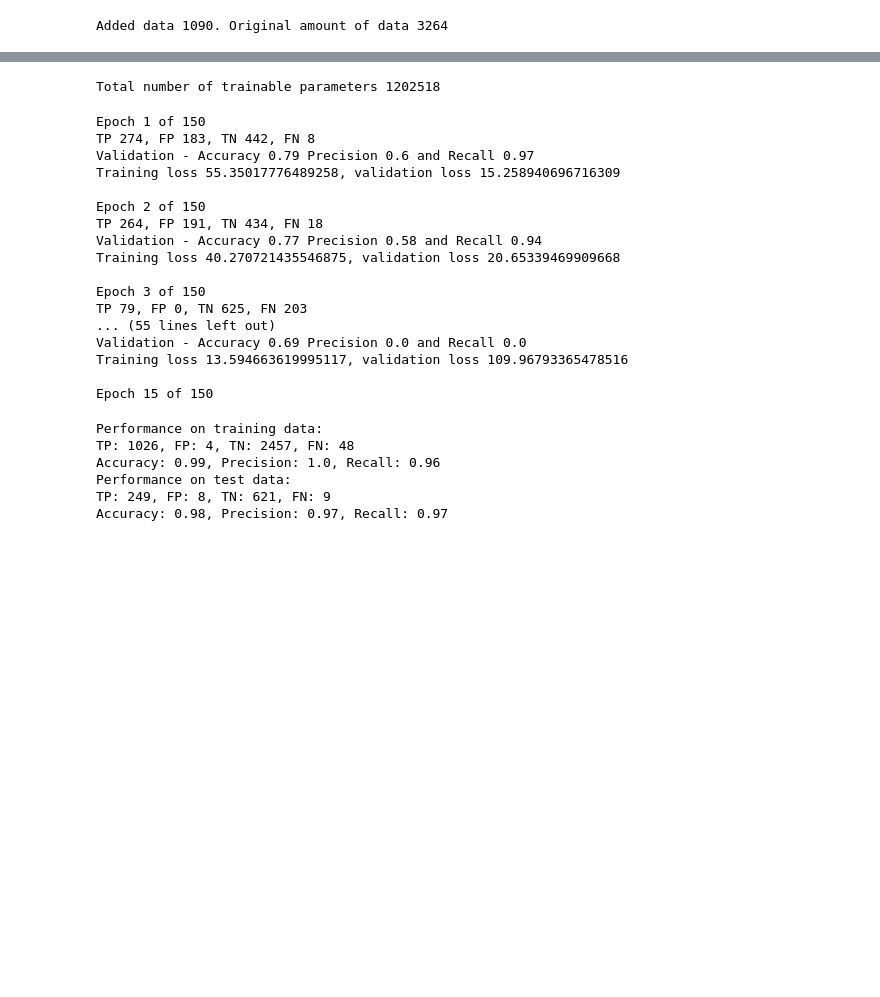
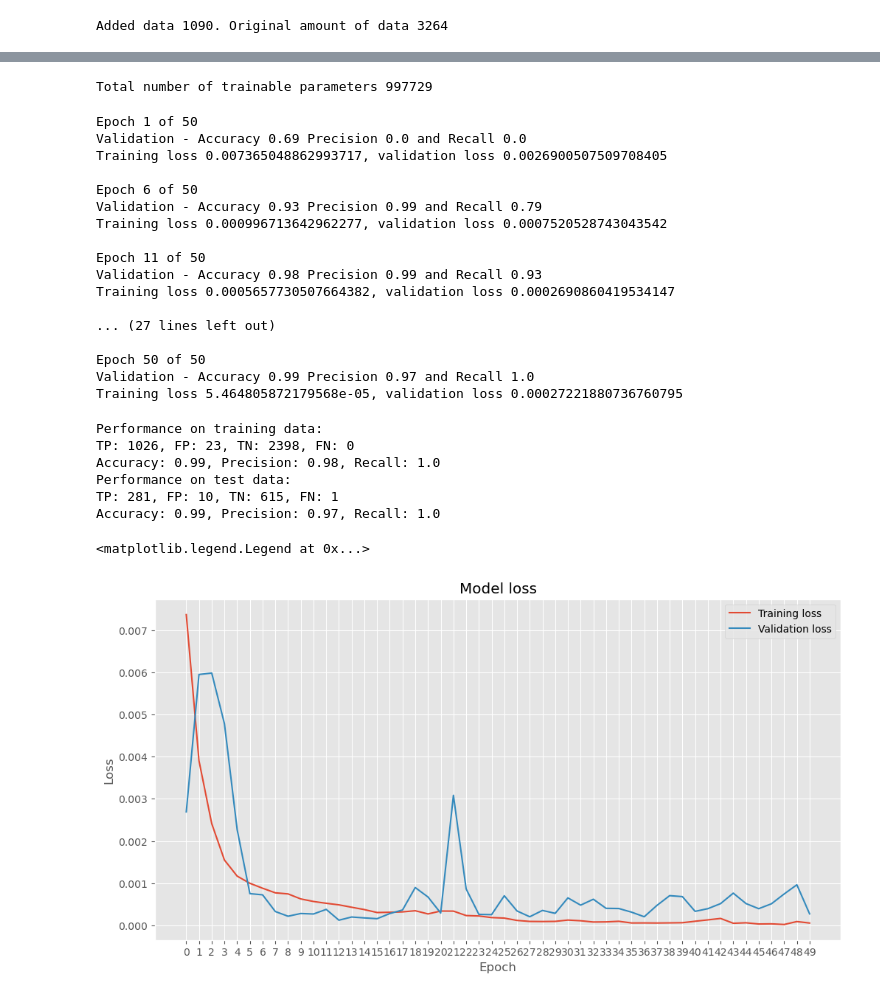
Before and after one commit to Skuvrik/Masterthesis, a Jupyter notebook: find_MCA.ipynb, the cells around one changed output, grey strips where cells are left out. Cells and saved outputs as stored; diff of their text form; code cells hidden in the pictures; blank space fills up the shorter version.

```diff
--- a/find_MCA.ipynb
+++ b/find_MCA.ipynb
@@ -76,7 +83,8 @@ Number of true labels in training: 1026 of 3447 (29.799999999999997%). True labe
 # %%
 from utils.datahandling_utils import SliceIntensityDataset
-train_dataset, test_dataset = SliceIntensityDataset(train_images, train_labels), SliceIntensityDataset(test_images, test_labels)
+train_dataset, val_dataset, test_dataset = SliceIntensityDataset(train_images, train_labels, normalize=True, crop=0.7),SliceIntensityDataset(val_images, val_labels, normalize=True, crop=0.7), SliceIntensityDataset(test_images, test_labels, normalize=True, crop=0.7)
 # %%
 from torch.utils.data import DataLoader
 train_loader = DataLoader(train_dataset, batch_size=BATCH_SIZE, shuffle=True)
+val_loader = DataLoader(val_dataset, batch_size=BATCH_SIZE, shuffle=True)
 test_loader = DataLoader(test_dataset, batch_size=BATCH_SIZE, shuffle=True)
@@ -83,6 +93,7 @@ test_loader = DataLoader(test_dataset, batch_size=BATCH_SIZE, shuffle=True)
 # %%
-model = DenseNet3(132, num_classes=1, dropRate=0.4)
+from models.dense_net_torch import DenseNet
+model = DenseNet(growth_rate=12, num_init_features = 24, bn_size = 4, drop_rate=0.4, num_classes=1)
 print(f"Total number of trainable parameters {sum(p.numel() for p in model.parameters() if p.requires_grad)}")
 # %% [output]
-Total number of trainable parameters 1202518
+Total number of trainable parameters 997729
 # %%
@@ -92,37 +103,37 @@ import torch
 # model = model.to(device)
 # model.eval()
 # %%
-losses = train_and_eval(model, test_loader, train_loader, EPOCHS, device, apr=True)
+losses = train_and_eval(model, train_loader, val_loader, EPOCHS, device, apr=True)
 # %% [output]
-Epoch 1 of 150
-TP 274, FP 183, TN 442, FN 8
-Validation - Accuracy 0.79 Precision 0.6 and Recall 0.97
-Training loss 55.35017776489258, validation loss 15.258940696716309
+Epoch 1 of 50
+Validation - Accuracy 0.69 Precision 0.0 and Recall 0.0
+Training loss 0.007365048862993717, validation loss 0.0026900507509708405
 
-Epoch 2 of 150
-TP 264, FP 191, TN 434, FN 18
-Validation - Accuracy 0.77 Precision 0.58 and Recall 0.94
-Training loss 40.270721435546875, validation loss 20.65339469909668
+Epoch 6 of 50
+Validation - Accuracy 0.93 Precision 0.99 and Recall 0.79
+Training loss 0.000996713642962277, validation loss 0.0007520528743043542
 
-Epoch 3 of 150
-TP 79, FP 0, TN 625, FN 203
-... (55 lines left out)
-Validation - Accuracy 0.69 Precision 0.0 and Recall 0.0
-Training loss 13.594663619995117, validation loss 109.96793365478516
+Epoch 11 of 50
+Validation - Accuracy 0.98 Precision 0.99 and Recall 0.93
+Training loss 0.0005657730507664382, validation loss 0.0002690860419534147
 
-Epoch 15 of 150
+... (27 lines left out)
+
+Epoch 50 of 50
+Validation - Accuracy 0.99 Precision 0.97 and Recall 1.0
+Training loss 5.464805872179568e-05, validation loss 0.00027221880736760795
 # %%
 from utils.model_utils import get_model_performance_metrics
 print("Performance on training data:")
-train_sorted = get_model_performance_metrics(model, train_images, train_labels, device, True)
-print("Performance on test data:")
-val_sorted = get_model_performance_metrics(model, test_images, test_labels, device, True)
+train_sorted = get_model_performance_metrics(model, train_images, train_labels, device, True, 0.7)
+print("Performance on validation data:")
+val_sorted = get_model_performance_metrics(model, val_images, val_labels, device, True, 0.7)
 # %% [output]
 Performance on training data:
-TP: 1026, FP: 4, TN: 2457, FN: 48
-Accuracy: 0.99, Precision: 1.0, Recall: 0.96
+TP: 1026, FP: 23, TN: 2398, FN: 0
+Accuracy: 0.99, Precision: 0.98, Recall: 1.0
 Performance on test data:
-TP: 249, FP: 8, TN: 621, FN: 9
-Accuracy: 0.98, Precision: 0.97, Recall: 0.97
+TP: 281, FP: 10, TN: 615, FN: 1
+Accuracy: 0.99, Precision: 0.97, Recall: 1.0
 # %%
 # Saving the model:
@@ -130,12 +141,15 @@ torch.save(model.state_dict(), f"Model_128_{EPOCHS}.pt")
 # %%
-# import matplotlib.pyplot as plt
-# plt.style.use('ggplot')
-# fig = plt.figure(figsize=(12, 6))
-# plt.plot(losses[0][:,0], label='Training loss')
-# plt.plot(losses[0][:,1], label='Validation loss')
-# plt.xlabel('Epoch')
-# plt.xticks(range(0, EPOCHS))
-# plt.ylabel('Loss')
-# plt.title('Model loss')
-# plt.legend(loc='upper right')
+import matplotlib.pyplot as plt
+plt.style.use('ggplot')
+fig = plt.figure(figsize=(12, 6))
+plt.plot(losses[0][:,0], label='Training loss')
+plt.plot(losses[0][:,1], label='Validation loss')
+plt.xlabel('Epoch')
+plt.xticks(range(0, EPOCHS))
+plt.ylabel('Loss')
+plt.title('Model loss')
+plt.legend(loc='upper right')
+# %% [output]
+<matplotlib.legend.Legend at 0x...>
+[figure, added]
 # %%
```
Also changed, not shown: parts of 14 cells of this notebook, 5 other files.
